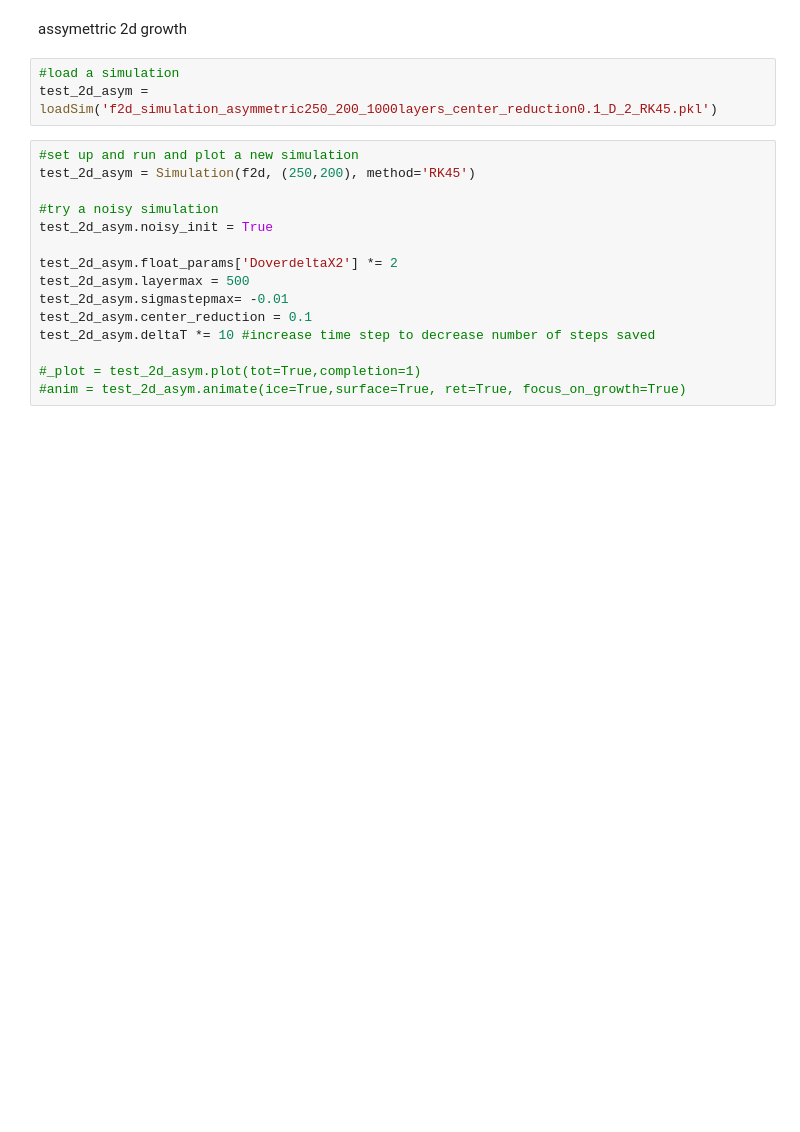
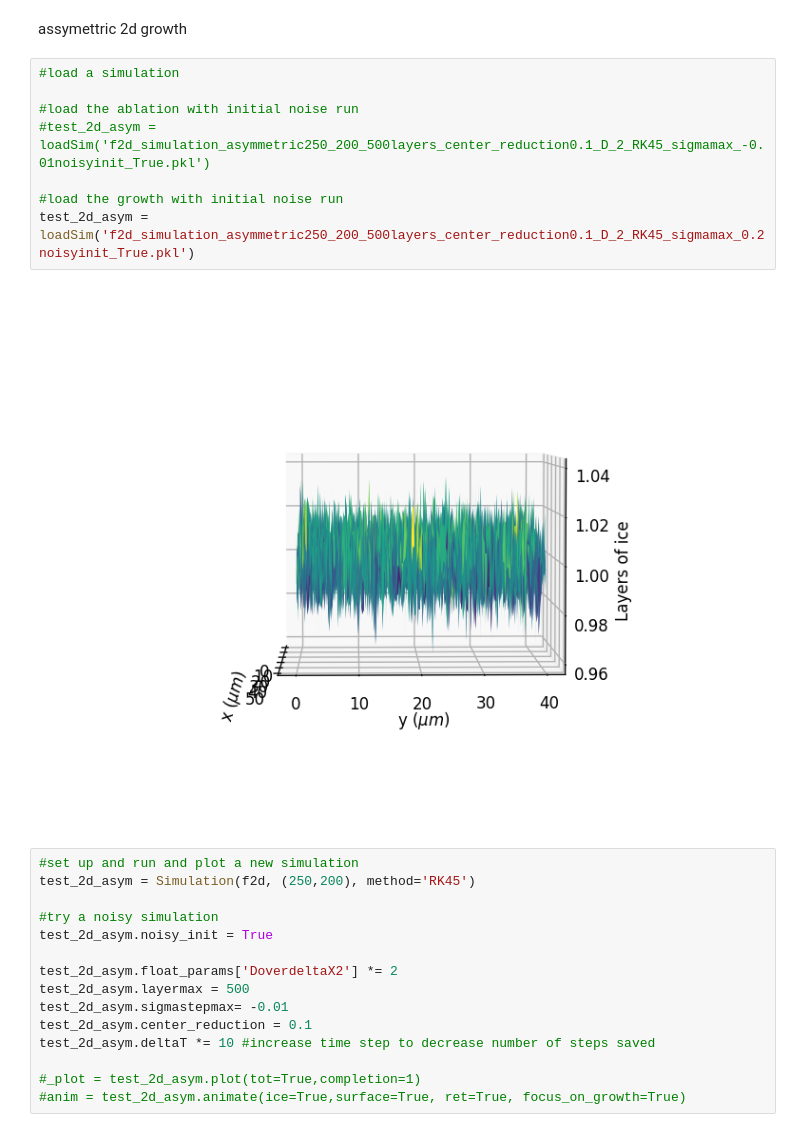
Before and after one commit to upschemistry/icecontinuum, a Jupyter notebook: bloom_2022/experiments.ipynb, the cells around one changed output. Saved outputs shown, nothing was run; the diff lists cells and outputs as text; blank space fills up the shorter version.

Commit message:
finished noisy system graphs

```diff
--- a/bloom_2022/experiments.ipynb
+++ b/bloom_2022/experiments.ipynb
@@ -15,9 +15,16 @@ from matplotlib.animation import PillowWriter
 #rcParams['figure.figsize'] = 10,10
 # %% [markdown]
 assymettric 2d growth
-# %%
-#load a simulation
-test_2d_asym = loadSim('f2d_simulation_asymmetric250_200_1000layers_center_reduction0.1_D_2_RK45.pkl')
+# %%
+#load a simulation
+
+#load the ablation with initial noise run
+#test_2d_asym = loadSim('f2d_simulation_asymmetric250_200_500layers_center_reduction0.1_D_2_RK45_sigmamax_-0.01noisyinit_True.pkl')
+
+#load the growth with initial noise run
+test_2d_asym = loadSim('f2d_simulation_asymmetric250_200_500layers_center_reduction0.1_D_2_RK45_sigmamax_0.2noisyinit_True.pkl')
+# %% [output]
+[figure, added]
 # %%
 #set up and run and plot a new simulation
 test_2d_asym = Simulation(f2d, (250,200), method='RK45')
```
Also changed, not shown: parts of 9 cells of this notebook, 13 other files.
